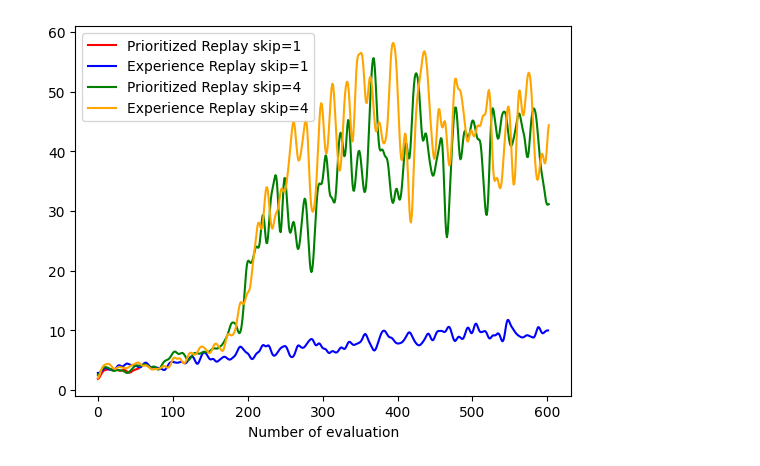
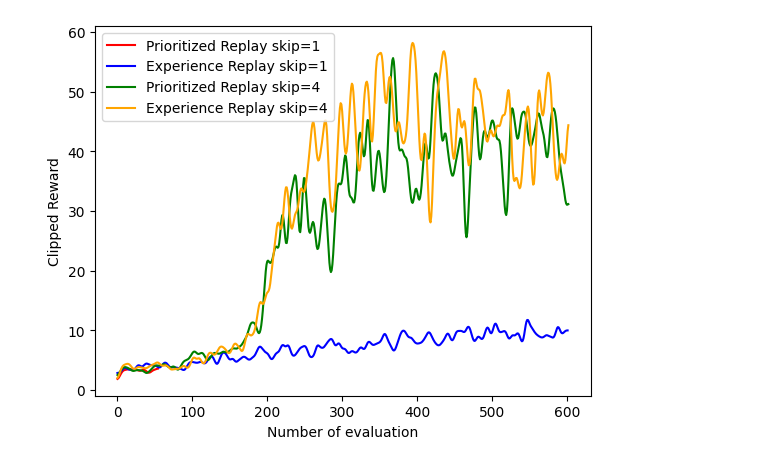
Before and after one commit to qualdoom/rl-assault, a Jupyter notebook: compare_frame_skip.ipynb, the cells around one changed output. Saved outputs shown, nothing was run; the diff lists cells and outputs as text; code cells hidden in the pictures.

```diff
--- a/compare_frame_skip.ipynb
+++ b/compare_frame_skip.ipynb
@@ -53,20 +53,21 @@ from scipy.ndimage.filters import gaussian_filter1d
 # %%
 #for smoothing
 
 power1 = gaussian_filter1d(mean_rw_history1, sigma=3)
 power2 = gaussian_filter1d(mean_rw_history2, sigma=3)
 power3 = gaussian_filter1d(mean_rw_history3, sigma=3)
 power4 = gaussian_filter1d(mean_rw_history4, sigma=3)
 
 plt.ylabel
 plt.xlabel('Number of evaluation')
+plt.ylabel('Clipped Reward')
 
 plt.plot(power1, color='red', label='Prioritized Replay skip=1')
 plt.plot(power3, color='blue', label='Experience Replay skip=1')
 plt.plot(power4, color='green', label='Prioritized Replay skip=4')
 plt.plot(power2, color='orange', label='Experience Replay skip=4')
 plt.legend()
 
 plt.show()
 # %% [output]
-[figure, old version]
+[figure, new version]
```
